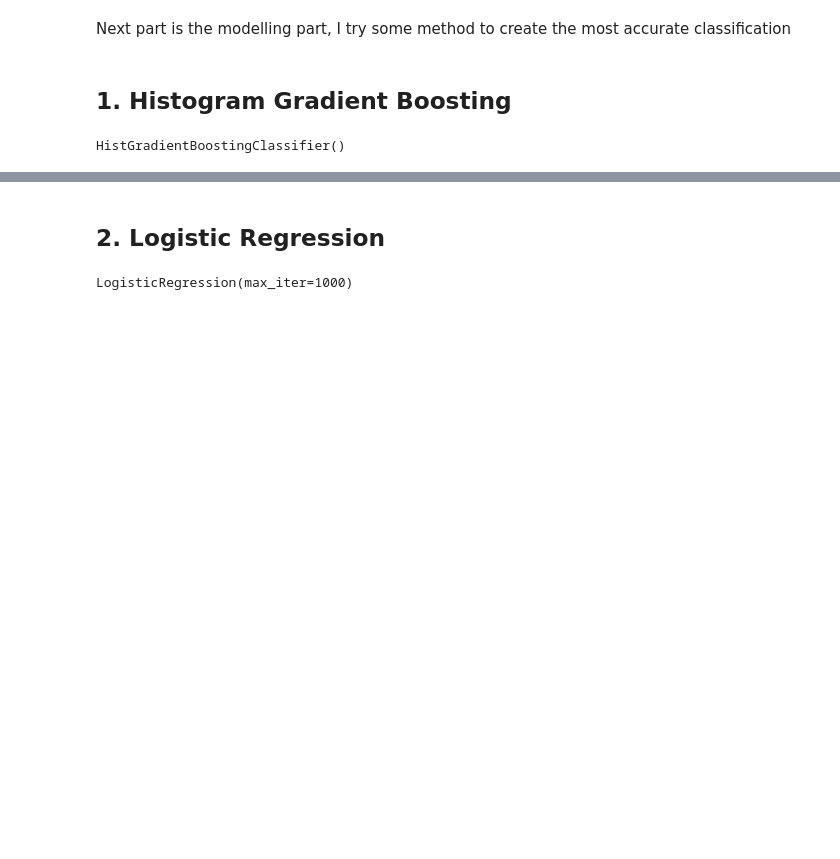
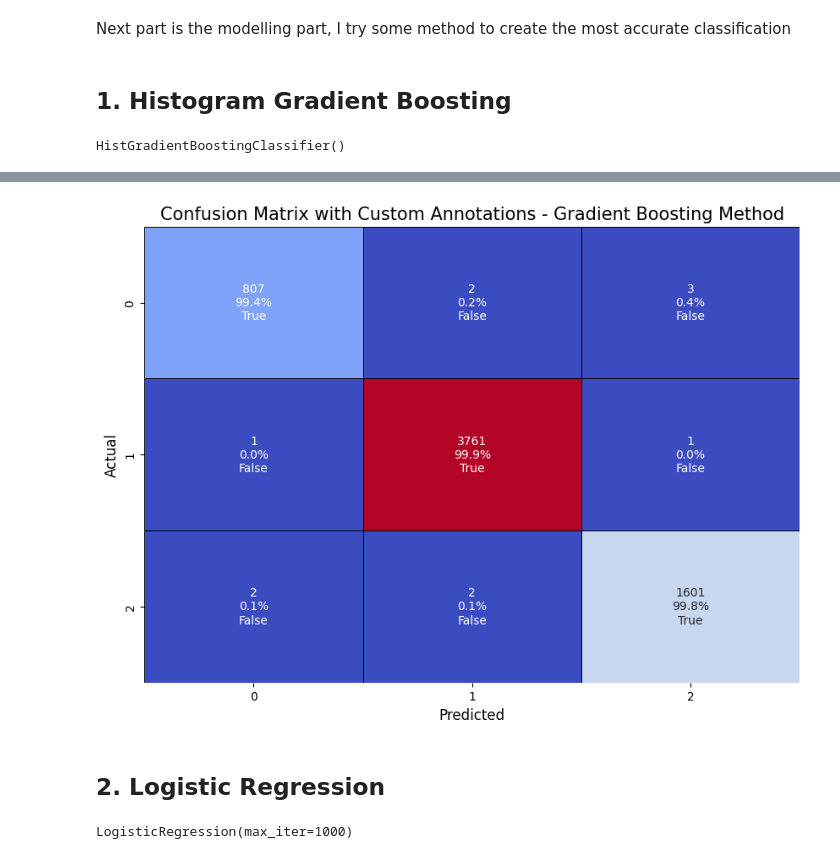
Before and after one commit to Adityak8340/PavmentConditionPrediction, a Jupyter notebook: Road Condition prediction.ipynb, the cells around one changed output, grey strips where cells are left out. Cells and saved outputs as stored; diff of their text form; code cells hidden in the pictures; blank space fills up the shorter version.

```diff
--- a/Road Condition prediction.ipynb
+++ b/Road Condition prediction.ipynb
@@ -793,3 +826,35 @@ weighted avg       1.00      1.00      1.00      6180
+# %%
+# Add Custom Annotations
+import numpy as np
+
+# Calculate percentages
+cm_sum = np.sum(cm, axis=1, keepdims=True)
+cm_perc = cm / cm_sum.astype(float) * 100
+
+# Create labels with counts and percentages
+annot = np.empty_like(cm).astype(str)
+nrows, ncols = cm.shape
+for i in range(nrows):
+    for j in range(ncols):
+        c = cm[i, j]
+        p = cm_perc[i, j]
+        if i == j:
+            s = 'True'
+        else:
+            s = 'False'
+        annot[i, j] = f'{c}\n{p:.1f}%\n{s}'
+
+# Plot the confusion matrix with custom annotations
+plt.figure(figsize=(10, 7))
+sns.heatmap(cm, annot=annot, fmt='', cmap='coolwarm', cbar=False, linewidths=0.5, linecolor='black')
+plt.xlabel('Predicted', fontsize=12)
+plt.ylabel('Actual', fontsize=12)
+plt.title('Confusion Matrix with Custom Annotations - Gradient Boosting Method', fontsize=15)
+plt.xticks(fontsize=10)
+plt.yticks(fontsize=10)
+plt.show()
+# %% [output]
+[figure, added]
 # %% [markdown]
 ## 2. Logistic Regression
 # %%
```
Also changed, not shown: parts of 7 cells of this notebook, 2 other files.
